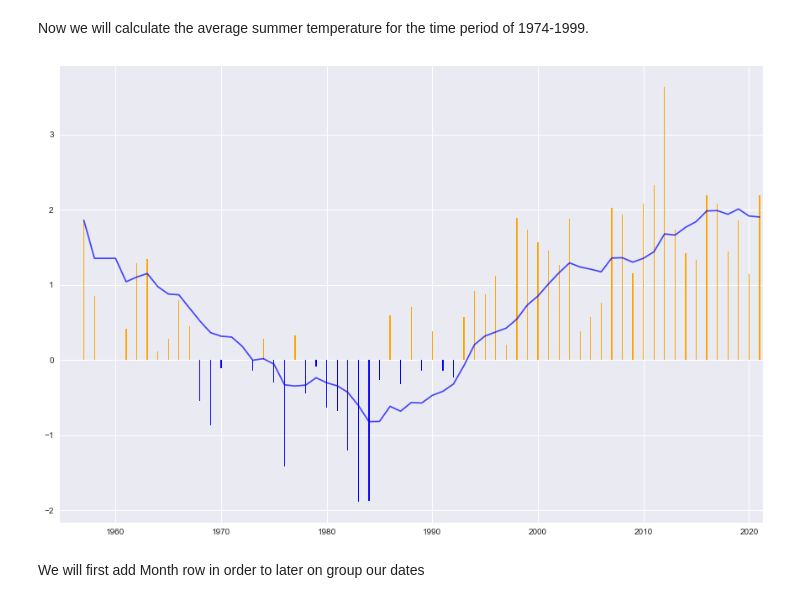
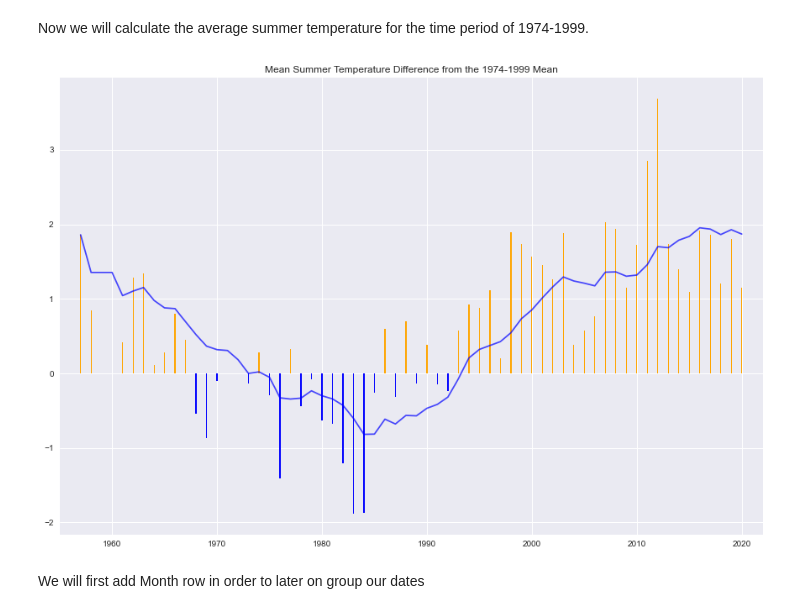
Before and after one commit to gliargovas/AML_2021_Assignments, a Jupyter notebook: Assignment1.ipynb, the cells around one changed output. Saved outputs shown, nothing was run; the diff lists cells and outputs as text; code cells hidden in the pictures.

```diff
--- a/Assignment1.ipynb
+++ b/Assignment1.ipynb
@@ -307,30 +320,23 @@ Now we will calculate the average summer temperature for the time period of 1974
 # %%
-baseline_temp = summer_means.loc[1974:1999]["TAVG"]
-baseline_temp = baseline_temp.mean()
-baseline_temp
-
-
-summer_means["DEV"] = summer_means["TAVG"] - baseline_temp
-summer_means["ROLLING"] = summer_means["DEV"].rolling(window=10, min_periods=1).mean()
-
-summer_means = summer_means.drop(columns="TAVG")
-summer_means = summer_means.reset_index()
-summer_means = summer_means.drop(columns="DATE")
-summer_means["POSITIVE"] = summer_means["DEV"] >= 0
 plt.style.use('seaborn')
 fig = plt.subplots(figsize=(15, 10))
 
+ax = summer_means['DEV'].plot(  kind='bar',
+                                color=summer_means.POSITIVE.map(
+                                    {True: 'orange', False: 'b'}),
+                                width=0.1)
+summer_means['ROLLING'].plot(kind='line', color='b', alpha=0.7)
 
-ax = summer_means['DEV'].plot(kind='bar', color=summer_means.POSITIVE.map({True: 'orange', False: 'b'}), width=0.1)
-summer_means['ROLLING'].plot(kind='line', color='b', alpha=0.7)
+# Format x-axis ticks and labels
 ticks = [x for x in range(5,67,10)]
+ax.set_xlim([0, 67])
 ax.set_xticks(ticks)
-print()
-ax.set_xticklabels([x+1955 for x in ticks])
+ax.set_xticklabels([x+1955 for x in ticks], rotation=0)
 
+ax.set_title("Mean Summer Temperature Difference from the 1974-1999 Mean")
 plt.show()
 # %% [output]
-[figure, old version]
+[figure, new version]
 # %% [markdown]
 We will first add Month row in order to later on group our dates
 # %%
```
Also changed, not shown: parts of 14 cells of this notebook.
